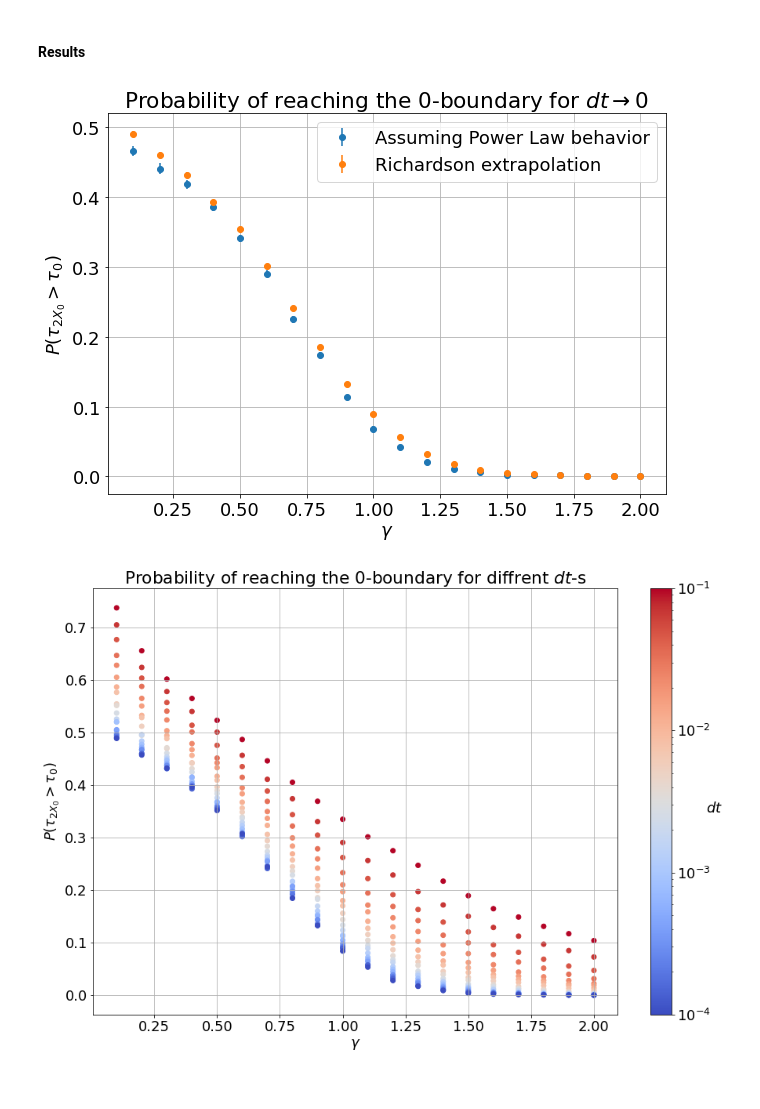
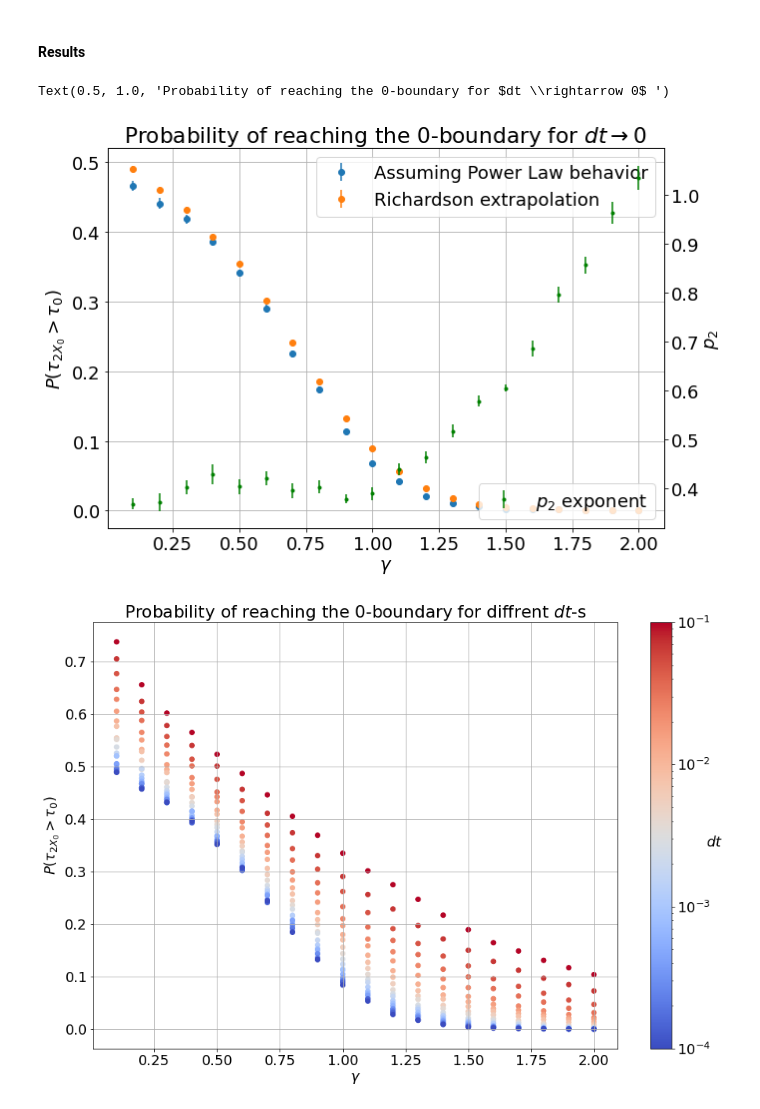
Before and after one commit to baskayj/Boundary-behavior-in-stochastic-differential-equations-used-in-Finance, a Jupyter notebook: CIR_Boundary_Project.ipynb, the cells around one changed output. Saved outputs shown, nothing was run; the diff lists cells and outputs as text; code cells hidden in the pictures.

```diff
--- a/CIR_Boundary_Project.ipynb
+++ b/CIR_Boundary_Project.ipynb
@@ -434,6 +434,12 @@ def G_sticky(x): #CDF of Sticky SOUP
 from scipy.special import erfinv
 def Ginv(x): #Inverse of CDF
   return (1.26424*(erfinv(0.410412 -2*x)-0.381437)**2)
+
+def lin_func(x,p1,p2):
+  return p2*x + p1
+
+def power_func(x,p0,p1,p2):
+  return p0 + p1*np.power(x,p2)
 # %% [markdown]
 ---
 ---
@@ -2415,9 +2421,12 @@ for i in range(len(var)):
 from scipy.optimize import curve_fit
 P_pow = []
 P_pow_err = []
+p2 = []
+p2_err = []
 for i in range(len(var)):
   popt_0,pcov_0 = curve_fit(lin_func,np.log10(var2),np.log10(P[i,:]-min(P[i,:])+1E-6),p0 = [np.log10(0.5),0.3])
   popt,pcov = curve_fit(power_func,var2,P[i,:],p0 = [min(P[i,:]),np.power(10,popt_0[0]),popt_0[1]])
   P_pow.append(popt[0])
   P_pow_err.append(np.sqrt(pcov)[0,0]+abs(0.009322519768359109*popt[0]))
-  print(popt[2])
+  p2.append(popt[2])
+  p2_err.append(np.sqrt(pcov[2,2]))
@@ -2558,18 +2546,24 @@ plt.grid()
 # %% [markdown]
 #### Results
 # %%
-plt.figure(figsize=(10,7))
-plt.errorbar(var,P_pow,yerr=P_pow_err,fmt = "o",label = "Assuming Power Law behavior")
-plt.errorbar(var,P_lim,yerr=0.009322519768359109*np.array(P_lim),fmt="o",label = "Richardson extrapolation")
+fig,ax1 = plt.subplots(figsize = (10,7))
+
+ax1.errorbar(var,P_pow,yerr=P_pow_err,fmt = "o",label = "Assuming Power Law behavior")
+ax1.errorbar(var,P_lim,yerr=0.009322519768359109*np.array(P_lim),fmt="o",label = "Richardson extrapolation")
+ax1.set_xlabel("$\gamma$")
+ax1.set_ylabel("$P(\\tau_{2X_0}>\\tau_{0})$")
+ax1.legend()
+ax1.grid()
+
+ax2 = ax1.twinx()
+ax2.errorbar(var,p2,yerr = p2_err,fmt=".",color = "green",label = "$p_2$ exponent")
+ax2.set_ylabel("$p_2$")
+ax2.legend(loc = "lower right")
 
 plt.title("Probability of reaching the 0-boundary for $dt \\rightarrow 0$ ")
-
-plt.xlabel("$\gamma$")
-plt.ylabel("$P(\\tau_{2X_0}>\\tau_{0})$")
-plt.legend()
-plt.grid()
 # %% [output]
+Text(0.5, 1.0, 'Probability of reaching the 0-boundary for $dt \\rightarrow 0$ ')
-[figure, old version]
+[figure, new version]
 # %%
 dt = np.zeros((20,20))
 for i in range(0,20):
```
Also changed, not shown: parts of 4 cells of this notebook.
